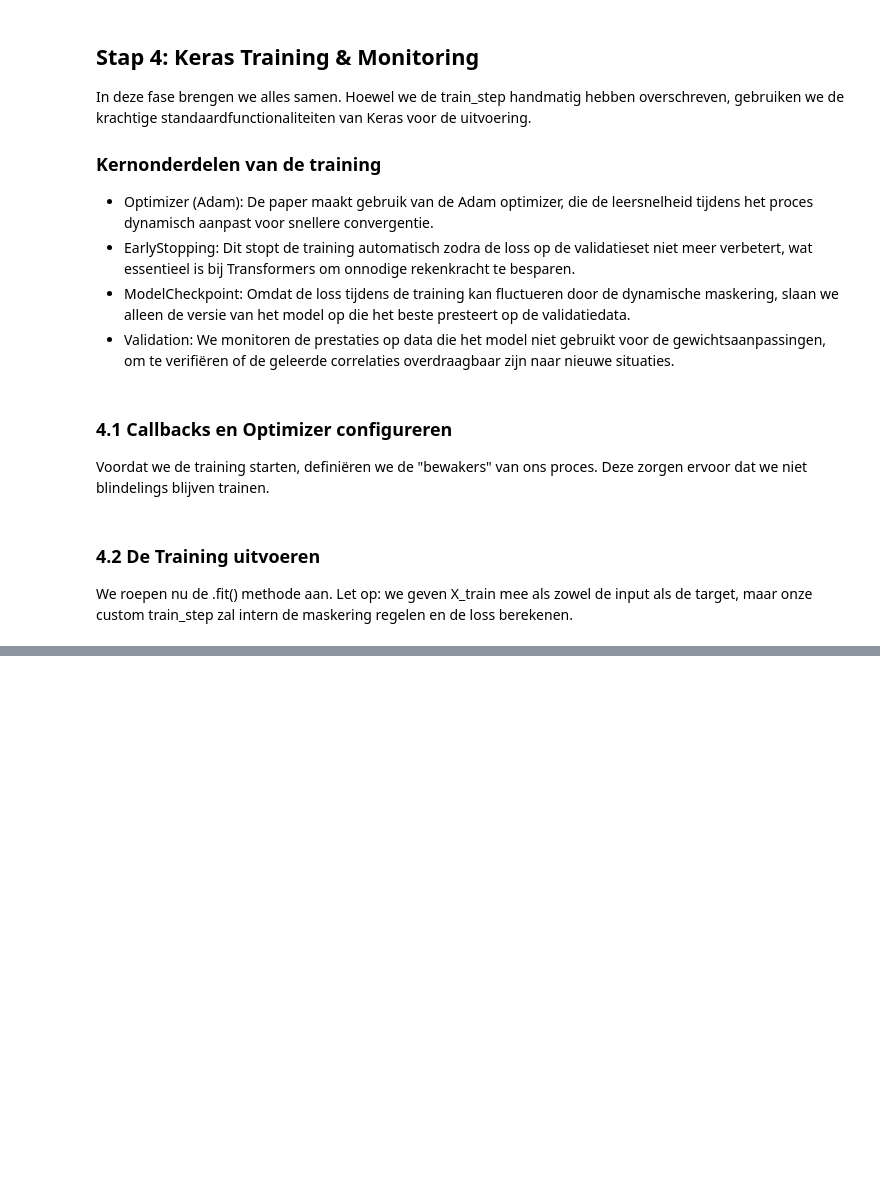
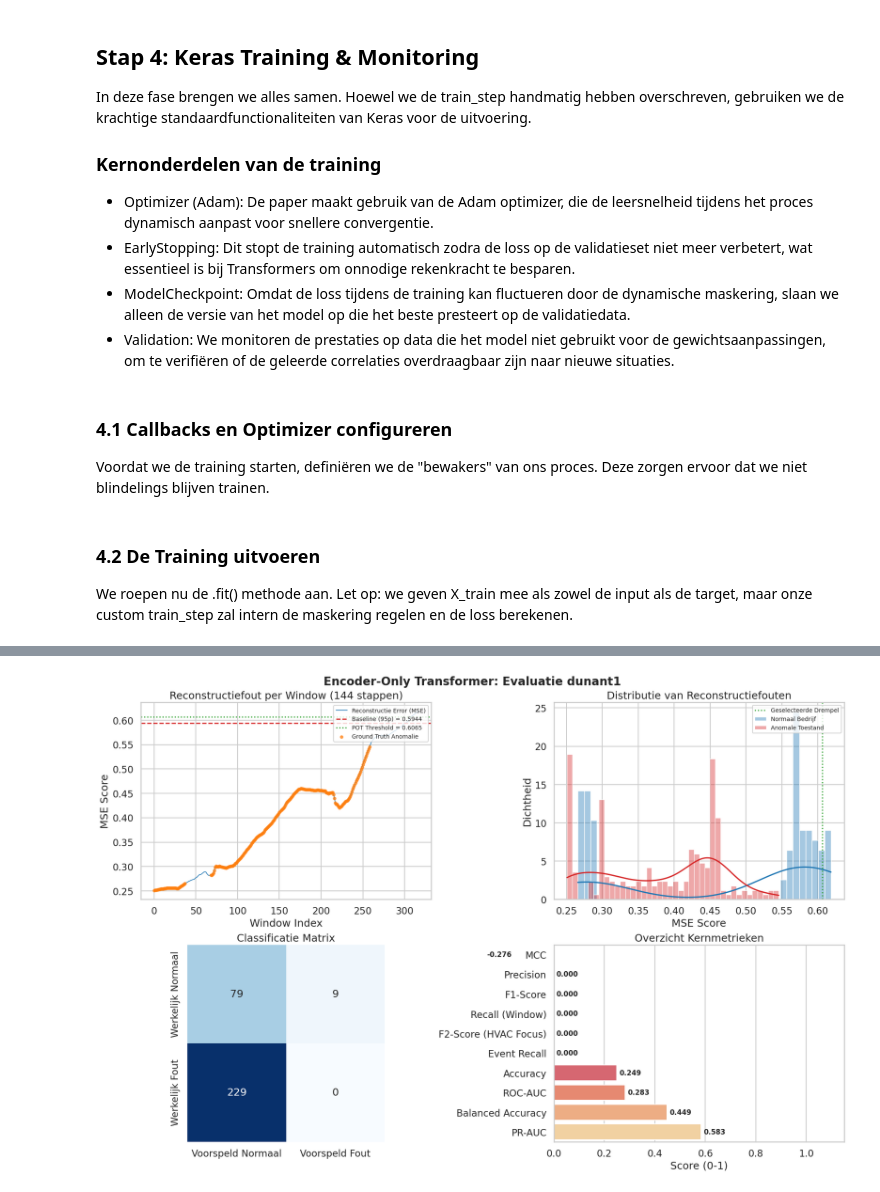
Before and after one commit to Jakobdevreese/bachelorproef-hvac-anomaliedetectie, a Jupyter notebook: 03_machine_learning/encoder-only-transformer.ipynb, the cells around one changed output, grey strips where cells are left out. Saved outputs shown, nothing was run; the diff lists cells and outputs as text; code cells hidden in the pictures; blank space fills up the shorter version.

```diff
--- a/03_machine_learning/encoder-only-transformer.ipynb
+++ b/03_machine_learning/encoder-only-transformer.ipynb
@@ -1381,0 +577,10 @@ plt.show()
+# %%
+# 1. Verkrijg de reconstructies van het model
+# We gebruiken de interne transformer van onze wrapper
+reconstructions = hvac_model.transformer.predict(X_eval)
+
+# 2. Bereken de MSE per window (Mean Squared Error over features en tijdstappen)
+# Dit geeft één score per window
+eval_scores_best = np.mean(np.square(X_eval - reconstructions), axis=(1, 2))
+
+print(f"Aantal berekende scores: {len(eval_scores_best)}")
@@ -1381,0 +706,81 @@ plt.show()
+# %%
+tuned_result = build_reusable_scorecard(
+    y_true_window,
+    eval_scores_best,
+    threshold=tuned_threshold_best,
+    model_name=f'EncoderOnly-Initial-{GEBOUW}',
+)
+# %%
+import seaborn as sns
+import matplotlib.pyplot as plt
+
+# 1. Voorbereiden van de data uit de scorecard
+metrics_best_df = tuned_result['metrics_df']
+cm_best = tuned_result['confusion_matrix']
+y_pred_eval_best = tuned_result['y_pred_window']
+
+# Print de ruwe resultaten voor snelle controle
+print(metrics_best_df.to_string(index=False))
+print('\nEvent details:', tuned_result['event_details'])
+
+# 2. Visualisaties opzetten
+sns.set_theme(style='whitegrid', context='talk')
+fig, axes = plt.subplots(2, 2, figsize=(18, 12), constrained_layout=True)
+fig.suptitle(f'Encoder-Only Transformer: Evaluatie {GEBOUW}', fontsize=20, fontweight='bold')
+
+# --- PLOT 1: Anomaly scores over de windows ---
+ax1 = axes[0, 0]
+ax1.plot(eval_scores_best, color='#1f77b4', linewidth=1.2, label='Reconstructie Error (MSE)')
+ax1.axhline(baseline_threshold_best, color='#d62728', linestyle='--', linewidth=2,
+            label=f'Baseline (95p) = {baseline_threshold_best:.4f}')
+ax1.axhline(tuned_threshold_best, color='#2ca02c', linestyle=':', linewidth=2,
+            label=f'POT Threshold = {tuned_threshold_best:.4f}')
+
+# Highlight de ground truth anomalieën
+anom_idx = np.where(y_true_window == 1)[0]
+ax1.scatter(anom_idx, eval_scores_best[anom_idx], s=20, color='#ff7f0e', alpha=0.7,
+            label='Ground Truth Anomalie', zorder=5)
+
+ax1.set_title('Reconstructiefout per Window (144 stappen)')
+ax1.set_xlabel('Window Index')
+ax1.set_ylabel('MSE Score')
+ax1.legend(loc='upper right', fontsize=10)
+
+# --- PLOT 2: Scoreverdeling per klasse (KDE) ---
+ax2 = axes[0, 1]
+# We splitsen de scores op basis van de werkelijke labels
+sns.histplot(eval_scores_best[y_true_window == 0], bins=40, kde=True, stat='density',
+             color='#1f77b4', alpha=0.4, label='Normaal Bedrijf', ax=ax2)
+sns.histplot(eval_scores_best[y_true_window == 1], bins=40, kde=True, stat='density',
+             color='#d62728', alpha=0.4, label='Anomale Toestand', ax=ax2)
+
+ax2.axvline(tuned_threshold_best, color='#2ca02c', linestyle=':', linewidth=2, label='Geselecteerde Drempel')
+ax2.set_title('Distributie van Reconstructiefouten')
+ax2.set_xlabel('MSE Score')
+ax2.set_ylabel('Dichtheid')
+ax2.legend(loc='upper right', fontsize=10)
+
+# --- PLOT 3: Confusion Matrix ---
+ax3 = axes[1, 0]
+sns.heatmap(cm_best, annot=True, fmt='d', cmap='Blues', cbar=False, square=True,
+            xticklabels=['Voorspeld Normaal', 'Voorspeld Fout'],
+            yticklabels=['Werkelijk Normaal', 'Werkelijk Fout'], ax=ax3)
+ax3.set_title('Classificatie Matrix')
+
+# --- PLOT 4: Metric Overview ---
+ax4 = axes[1, 1]
+# Sorteren voor een mooie barplot
+metric_plot_df = metrics_best_df.sort_values('Value', ascending=True)
+sns.barplot(data=metric_plot_df, x='Value', y='Metric', palette='magma', ax=ax4)
+
+# Voeg de waarden toe als tekstlabels
+for i, value in enumerate(metric_plot_df['Value']):
+    ax4.text(value + 0.01, i, f'{value:.3f}', va='center', fontsize=12, fontweight='bold')
+
+ax4.set_xlim(0, 1.15)
+ax4.set_title('Overzicht Kernmetrieken')
+ax4.set_xlabel('Score (0-1)')
+ax4.set_ylabel('')
+
+plt.show()
+# %% [output]
@@ -1381,0 +803 @@ plt.show()
+[figure, added]
```
Also changed, not shown: parts of 61 cells of this notebook, 1 other file.
